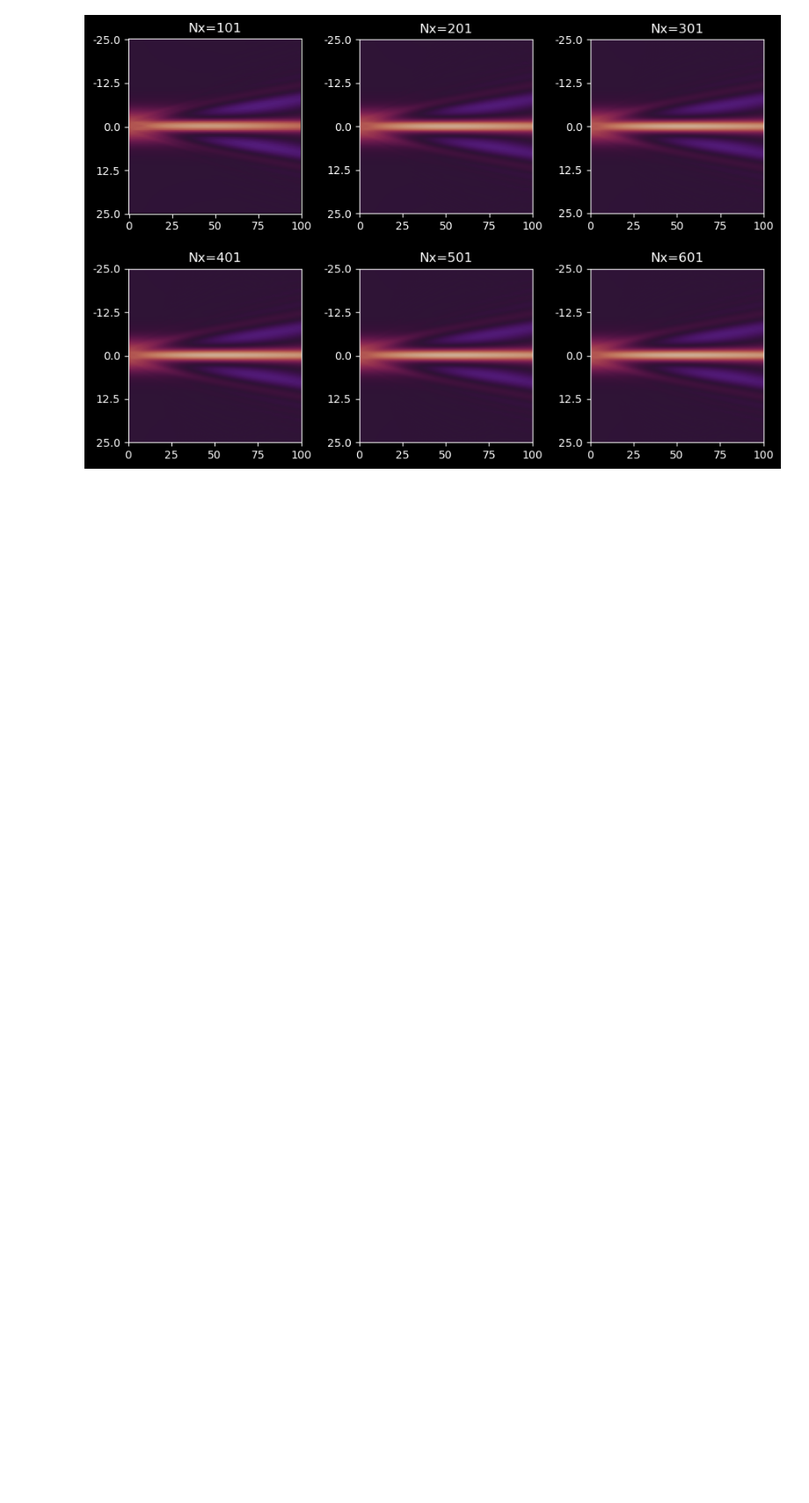
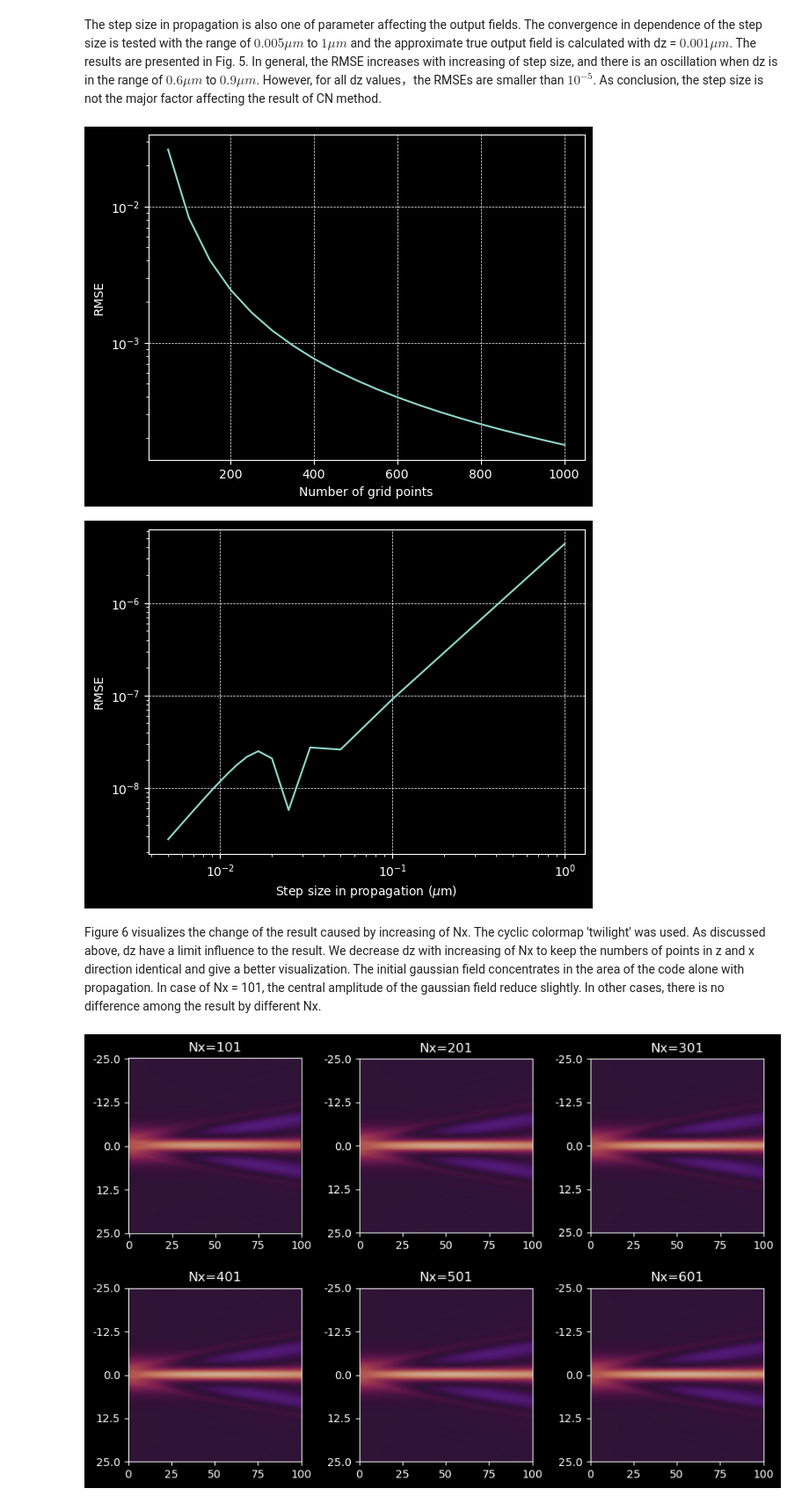
Before and after one commit to jianyangwu1996/CPho, a Jupyter notebook: homework2/Homework_2_report_group6.ipynb, the cells around one changed output. Shown at 88% size. Saved outputs shown, nothing was run; the diff lists cells and outputs as text; code cells hidden in the pictures; blank space fills up the shorter version.

```diff
--- a/homework2/Homework_2_report_group6.ipynb
+++ b/homework2/Homework_2_report_group6.ipynb
@@ -45 +165,7 @@ v_out, z = beamprop_CN(v_in, wl, dx, n, nd, z_end, dz)
+# %%
+Nx, dz = 251, 0.5
+dx = xa / (Nx-1)
+v_in, x = gauss(xa, Nx, w)
+n, x = waveguide(xa, xb, Nx, n_cladding, n_core)
+v_out, z = beamprop_CN(v_in, wl, dx, n, nd, z_end, dz)
 # %%
@@ -81 +215,42 @@ Text(0.5, 1.0, 'Convergence of the transmission function \n upon variation of Nu
+# %% [markdown]
+The step size in propagation is also one of parameter affecting the output fields. The convergence in dependence of the step size is tested with the range of $0.005\mu m$ to $1\mu m$ and the approximate true output field is calculated with dz = $0.001\mu m$. The results are presented in Fig. 5. In general, the RMSE increases with increasing of step size, and there is an oscillation when dz is in the range of $0.6\mu m$ to $0.9\mu m$. However, for all dz values，the RMSEs are smaller than $10^{-5}$. As conclusion, the step size is not the major factor affecting the result of CN method.
+# %%
+Nx = 401
+dx = xa / (Nx - 1)
+dz = 0.001
+v_in, x = gauss(xa, Nx, w)
+n, x = waveguide(xa, xb, Nx, n_cladding, n_core)
+v_ref, _ = beamprop_CN(v_in, wl, dx, n, nd, z_end, dz)
+v_ref = v_ref[:, ::int(1/0.001)].real
+rmse_dz = []
+dz_test = np.linspace(0, 200, 21)
+dz_test[0] += 1
+dz_test = 1 / dz_test
+for d in dz_test:
+    v_out, _ = beamprop_CN(v_in, wl, dx, n, nd, z_end, d)
+    rmse_dz.append(np.sqrt(np.mean(v_out.real[:, ::int(1/d)] - v_ref) ** 2))
+# %%
+#| layout: [47, -6, 47]
+#| fig-cap:
+#|   - "Convergence of the field distribution upon variation of Number of grid points"
+#|   - "Convergence of the field distribution upon variation of Step size in propagation direction"
+plt.plot(Nx_test, rmse_Nx)
+plt.yscale('log')
+plt.grid(lw=0.5, linestyle='--')
+plt.xlabel('Number of grid points')
+plt.ylabel('RMSE')
+plt.show()
+
+plt.plot(dz_test, rmse_dz)
+plt.yscale('log')
+plt.xscale('log')
+plt.grid(lw=0.5, linestyle='--')
+plt.xlabel('Step size in propagation ($\mu$m)')
+plt.ylabel('RMSE')
+plt.show()
+# %% [output]
+[figure, added]
+[figure, added]
+# %% [markdown]
+Figure 6 visualizes the change of the result caused by increasing of Nx. The cyclic colormap 'twilight' was used. As discussed above, dz have a limit influence to the result. We decrease dz with increasing of Nx to keep the numbers of points in z and x direction identical and give a better visualization. The initial gaussian field concentrates in the area of the code alone with propagation. In case of Nx = 101, the central amplitude of the gaussian field reduce slightly. In other cases, there is no difference among the result by different Nx.
 # %%
```
Also changed, not shown: parts of 18 cells of this notebook, 1 other file.
